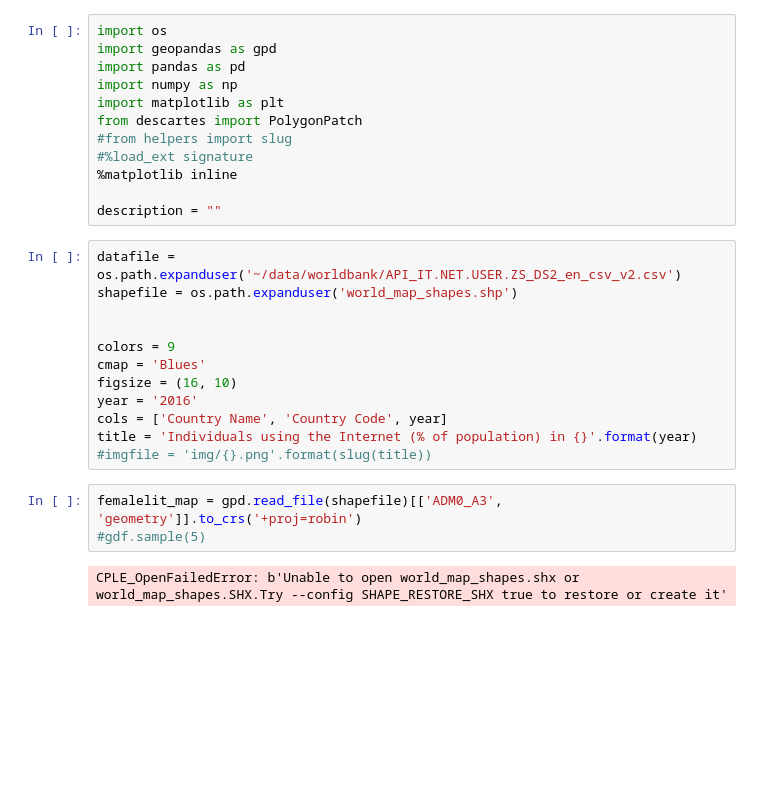
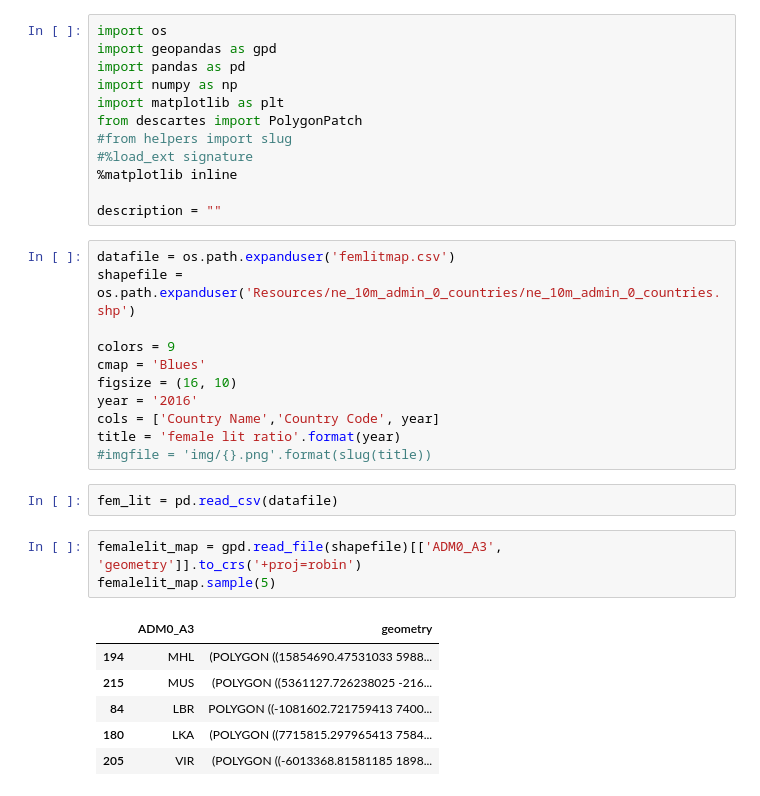
Before and after one commit to Adigine/GWARL_Group_Project, a Jupyter notebook: Untitled.ipynb, the cells around one changed output. Drawn from its saved outputs; the diff is of its cells as text; blank space fills up the shorter version.

```diff
--- a/Untitled.ipynb
+++ b/Untitled.ipynb
@@ -11,19 +11,25 @@ from descartes import PolygonPatch
 
 description = ""
 # %%
-datafile = os.path.expanduser('~/data/worldbank/API_IT.NET.USER.ZS_DS2_en_csv_v2.csv')
-shapefile = os.path.expanduser('world_map_shapes.shp')
-
+datafile = os.path.expanduser('femlitmap.csv')
+shapefile = os.path.expanduser('Resources/ne_10m_admin_0_countries/ne_10m_admin_0_countries.shp')
 
 colors = 9
 cmap = 'Blues'
 figsize = (16, 10)
 year = '2016'
-cols = ['Country Name', 'Country Code', year]
-title = 'Individuals using the Internet (% of population) in {}'.format(year)
+cols = ['Country Name','Country Code', year]
+title = 'female lit ratio'.format(year)
 #imgfile = 'img/{}.png'.format(slug(title))
+# %%
+fem_lit = pd.read_csv(datafile)
 # %%
 femalelit_map = gpd.read_file(shapefile)[['ADM0_A3', 'geometry']].to_crs('+proj=robin')
-#gdf.sample(5)
+femalelit_map.sample(5)
 # %% [output]
-CPLE_OpenFailedError: b'Unable to open world_map_shapes.shx or world_map_shapes.SHX.Try --config SHAPE_RESTORE_SHX true to restore or create it'
+|  | ADM0_A3 | geometry |
+| 194 | MHL | (POLYGON ((15854690.47531033 5988... |
+| 215 | MUS | (POLYGON ((5361127.726238025 -216... |
+| 84 | LBR | POLYGON ((-1081602.721759413 7400... |
+| 180 | LKA | (POLYGON ((7715815.297965413 7584... |
+| 205 | VIR | (POLYGON ((-6013368.81581185 1898... |
```
Also changed, not shown: parts of 3 cells of this notebook, 10 other files.
